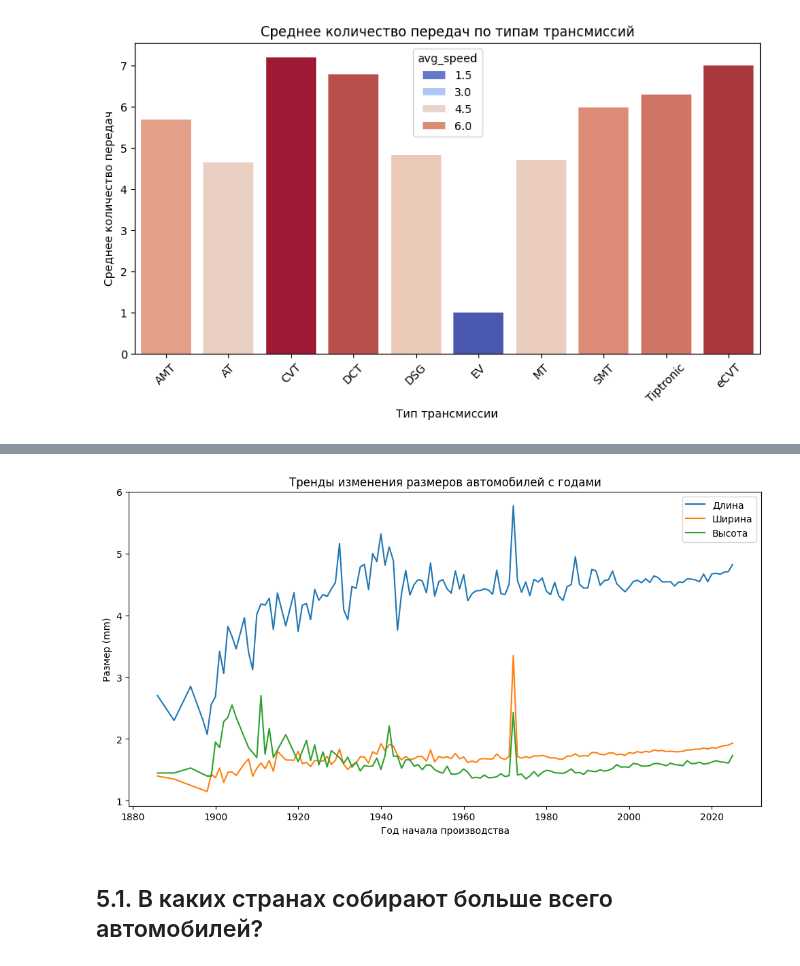
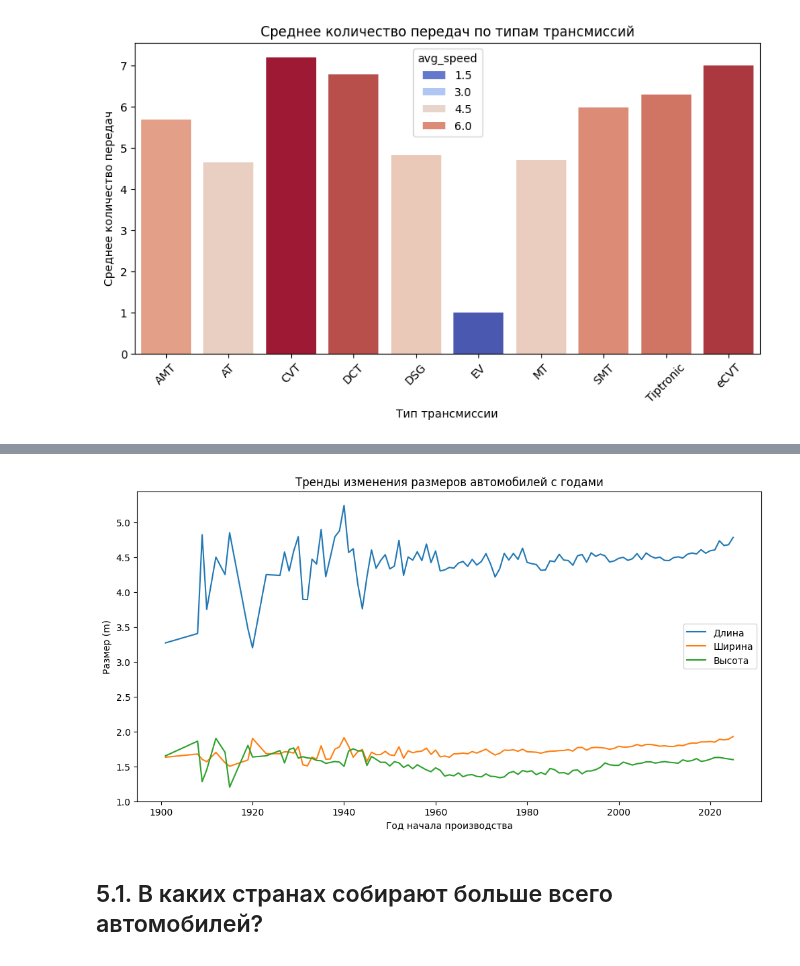
Before and after one commit to AntonS86/wiki-scraper, a Jupyter notebook: notebooks/data_exploration.ipynb, the cells around one changed output, grey strips where cells are left out. Saved outputs shown, nothing was run; the diff lists cells and outputs as text; code cells hidden in the pictures.

```diff
--- a/notebooks/data_exploration.ipynb
+++ b/notebooks/data_exploration.ipynb
@@ -435,13 +481,21 @@ with sqlite3.connect(db_path) as conn:
     query = """
     SELECT length, weight
     FROM vehicles
-    WHERE length < 10 AND weight < 10000
+    WHERE length IS NOT NULL AND weight IS NOT NULL
     """
     df_dimensions = pd.read_sql(query, conn)
 
+df_dimensions.dropna(inplace=True)
+
+# Вычисляем IQR и убираем выбросы
+Q1 = df_dimensions.quantile(0.25)
+Q3 = df_dimensions.quantile(0.75)
+IQR = Q3 - Q1
+df_clean = df_dimensions[~((df_dimensions < (Q1 - 1.5 * IQR)) | (df_dimensions > (Q3 + 1.5 * IQR))).any(axis=1)]
+
 plt.figure(figsize=(10, 5))
-sns.scatterplot(x=df_dimensions['length'], y=df_dimensions['weight'], alpha=0.5)
-sns.regplot(x=df_dimensions['length'], y=df_dimensions['weight'], scatter=False, color="red")  # Линия тренда
+sns.scatterplot(x=df_clean['length'], y=df_clean['weight'], alpha=0.5)
+sns.regplot(x=df_clean['length'], y=df_clean['weight'], scatter=False, color="red")  # Линия тренда
 plt.xlabel("Длина (m)")
 plt.ylabel("Масса (kg)")
 plt.title("Зависимость массы автомобиля от его длины")
@@ -453,27 +507,40 @@ plt.show()
 # %%
 with sqlite3.connect(db_path) as conn:
     query = """
     SELECT production_start_year, wheelbase, length, width, height
     FROM vehicles
-    WHERE production_start_year IS NOT NULL
+    WHERE production_start_year IS NOT NULL and wheelbase IS NOT NULL
+          AND length < 6 AND width IS NOT NULL
+          AND height < 6
     """
     df_trends = pd.read_sql(query, conn)
+df_dimensions = df_trends[["wheelbase", "length", "width", "height"]].copy()
+
+df_dimensions.dropna(inplace=True)
+
+# Вычисляем IQR и убираем выбросы
+Q1 = df_dimensions.quantile(0.25)
+Q3 = df_dimensions.quantile(0.75)
+IQR = Q3 - Q1
+
+mask = ~((df_dimensions < (Q1 - 1.5 * IQR)) | (df_dimensions > (Q3 + 1.5 * IQR))).any(axis=1)
 
 # Группируем по годам, считаем средние размеры
+df_trends = df_trends[mask]
 df_trends = df_trends.groupby("production_start_year").mean().reset_index()
 
 # Визуализация
 plt.figure(figsize=(12, 6))
 sns.lineplot(x=df_trends['production_start_year'], y=df_trends['length'], label="Длина")
 sns.lineplot(x=df_trends['production_start_year'], y=df_trends['width'], label="Ширина")
 sns.lineplot(x=df_trends['production_start_year'], y=df_trends['height'], label="Высота")
 plt.xlabel("Год начала производства")
-plt.ylabel("Размер (mm)")
+plt.ylabel("Размер (m)")
 plt.title("Тренды изменения размеров автомобилей с годами")
 plt.legend()
 plt.show()
 # %% [output]
-[figure, old version]
+[figure, new version]
 # %% [markdown]
 ## 5.1. В каких странах собирают больше всего автомобилей?
 # %%
```
Also changed, not shown: parts of 11 cells of this notebook, 3 other files.
